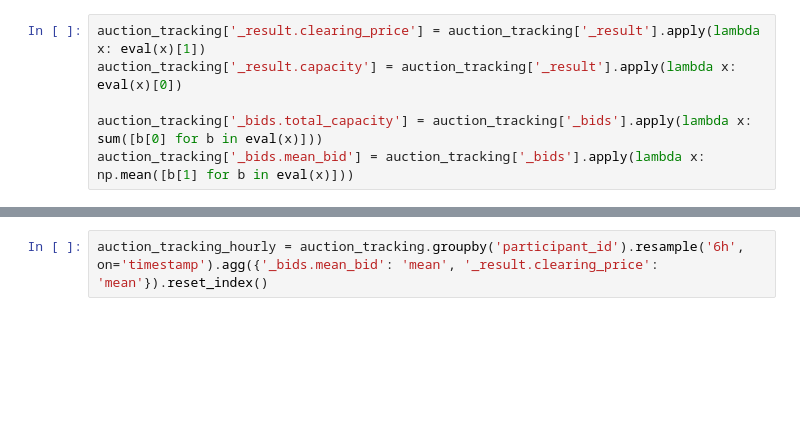
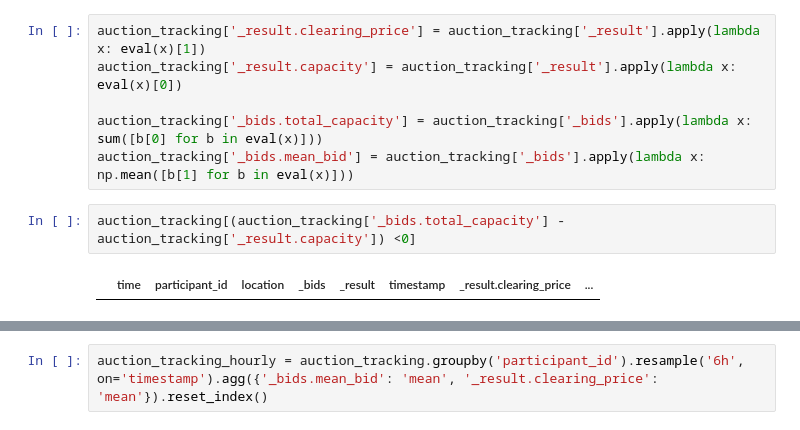
Before and after one commit to IS3UniCologne/urban-mobility-simulation, a Jupyter notebook: resources/scripts/simulation_analysis/shared_charging.ipynb, the cells around one changed output, grey strips where cells are left out. Drawn from its saved outputs; the diff is of its cells as text; blank space fills up the shorter version.

```diff
--- a/resources/scripts/simulation_analysis/shared_charging.ipynb
+++ b/resources/scripts/simulation_analysis/shared_charging.ipynb
@@ -122,6 +105,10 @@ auction_tracking['_result.capacity'] = auction_tracking['_result'].apply(lambda
 
 auction_tracking['_bids.total_capacity'] = auction_tracking['_bids'].apply(lambda x: sum([b[0] for b in eval(x)]))
 auction_tracking['_bids.mean_bid'] = auction_tracking['_bids'].apply(lambda x: np.mean([b[1] for b in eval(x)]))
+# %%
+auction_tracking[(auction_tracking['_bids.total_capacity'] - auction_tracking['_result.capacity']) <0]
+# %% [output]
+|  | time | participant_id | location | _bids | _result | timestamp | _result.clearing_price | ... |
 # %%
 auction_tracking.sort_values(by=['time', 'location'], inplace=True)
 g = sns.relplot(data=auction_tracking, x="timestamp", y="_bids.total_capacity", col="location", col_wrap=3, kind="scatter", height=2, aspect = 2)
```
Also changed, not shown: parts of 42 cells of this notebook, 4 other files.
